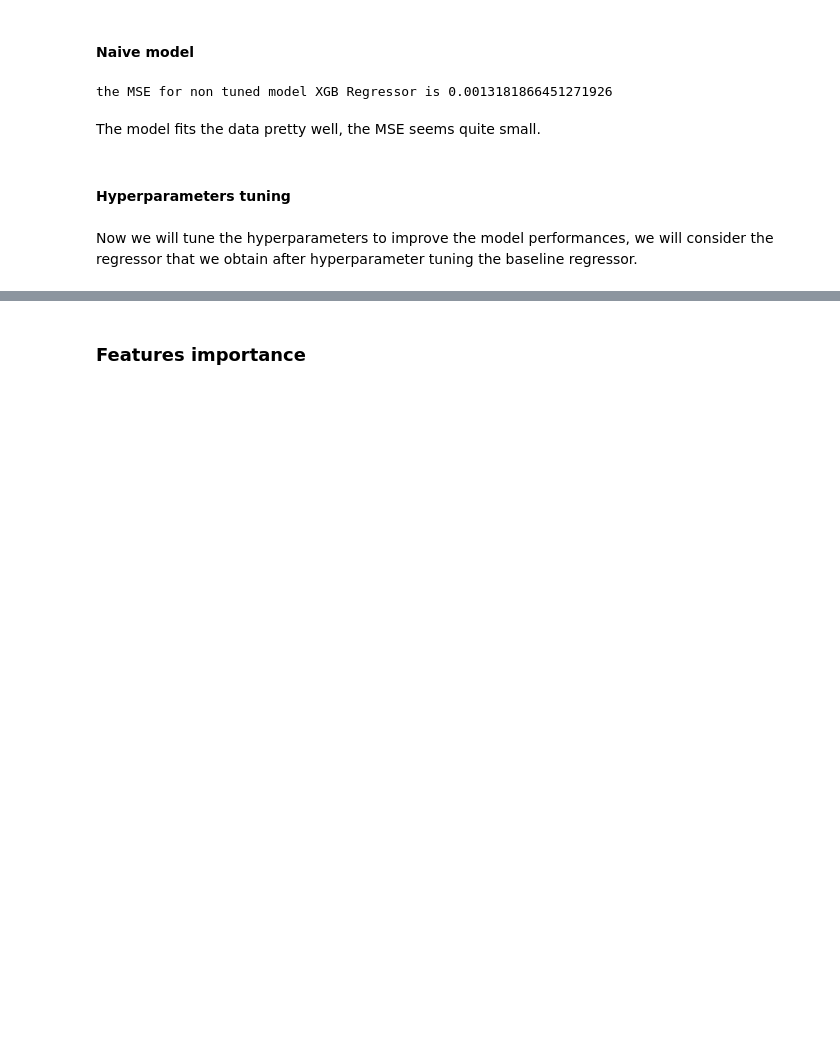
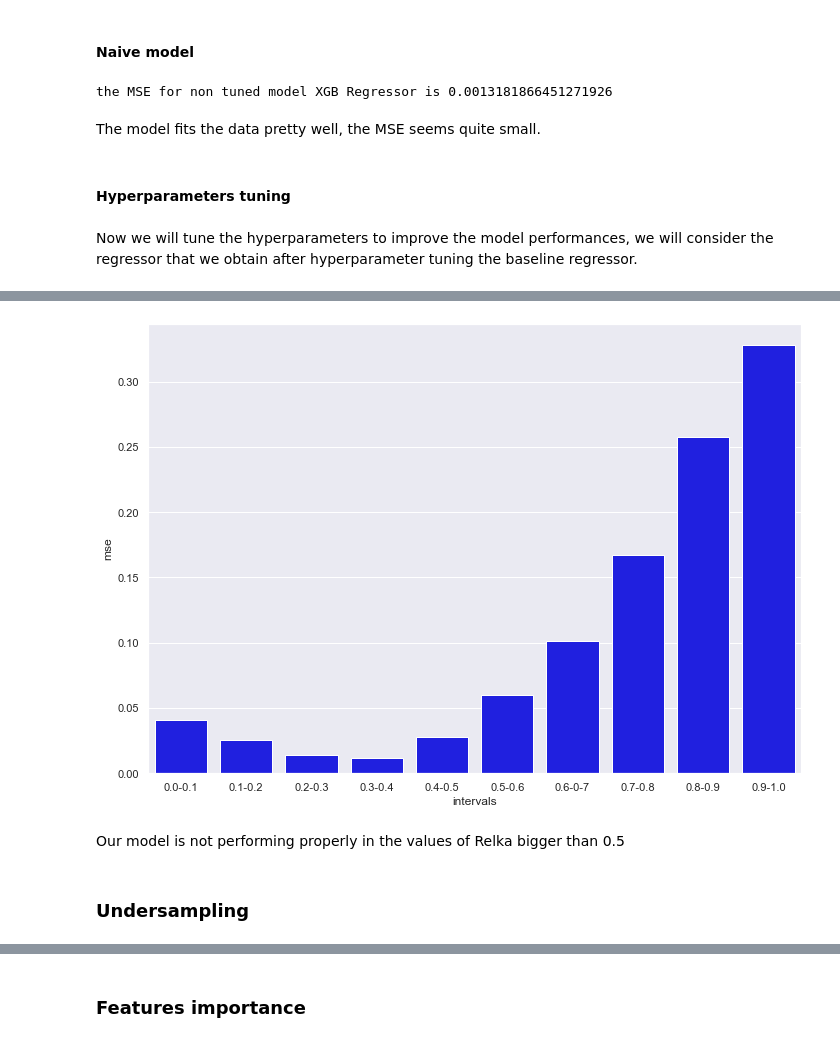
Before and after one commit to lucarossi9/DNA_binding_site_prediction, a Jupyter notebook: project2.ipynb, the cells around one changed output, grey strips where cells are left out. Saved outputs shown, nothing was run; the diff lists cells and outputs as text; code cells hidden in the pictures; blank space fills up the shorter version.

```diff
--- a/project2.ipynb
+++ b/project2.ipynb
@@ -246,0 +207,5 @@ the MSE for tuned model XGB Regressor is 0.0005287934425923489
+# %%
+model = XGBRegressor(subsample = 0.8999999999999999, n_estimators= 500,
+                     max_depth = 20, learning_rate = 0.01, colsample_bytree = 0.7999999999999999, colsample_bylevel = 0.6)
+# %%
+predictions = model.predict(x_test)
@@ -246,0 +214,8 @@ the MSE for tuned model XGB Regressor is 0.0005287934425923489
+# %%
+range_values = np.arange(0.05,1.05,0.1)
+mse_ranges = []
+print(range_values)
+for val in range_values:
+    labels_range = y[np.where(np.abs(y_test-val)<=0.05)]
+    correspondent_predictions = predictions[np.where(np.abs(y_test-val)<=0.05)]
+    mse_ranges.append(MSE(correspondent_predictions, labels_range))
@@ -246,0 +237,13 @@ the MSE for tuned model XGB Regressor is 0.0005287934425923489
+# %%
+sns.set(rc={'figure.figsize':(11.7,8.27)})
+intervals = ['0.0-0.1', '0.1-0.2', '0.2-0.3', '0.3-0.4','0.4-0.5', '0.5-0.6', '0.6-0-7', '0.7-0.8', '0.8-0.9', '0.9-1.0']
+dict_mse = {'intervals': intervals, 'mse': mse_ranges}
+df_mse = pd.DataFrame.from_dict(dict_mse)
+sns.barplot(x = df_mse['intervals'], y = df_mse['mse'], color='blue')
+plt.show()
+# %% [output]
+[figure, added]
+# %% [markdown]
+Our model is not performing properly in the values of Relka bigger than 0.5
+# %% [markdown]
+### Undersampling
```
Also changed, not shown: parts of 99 cells of this notebook.
